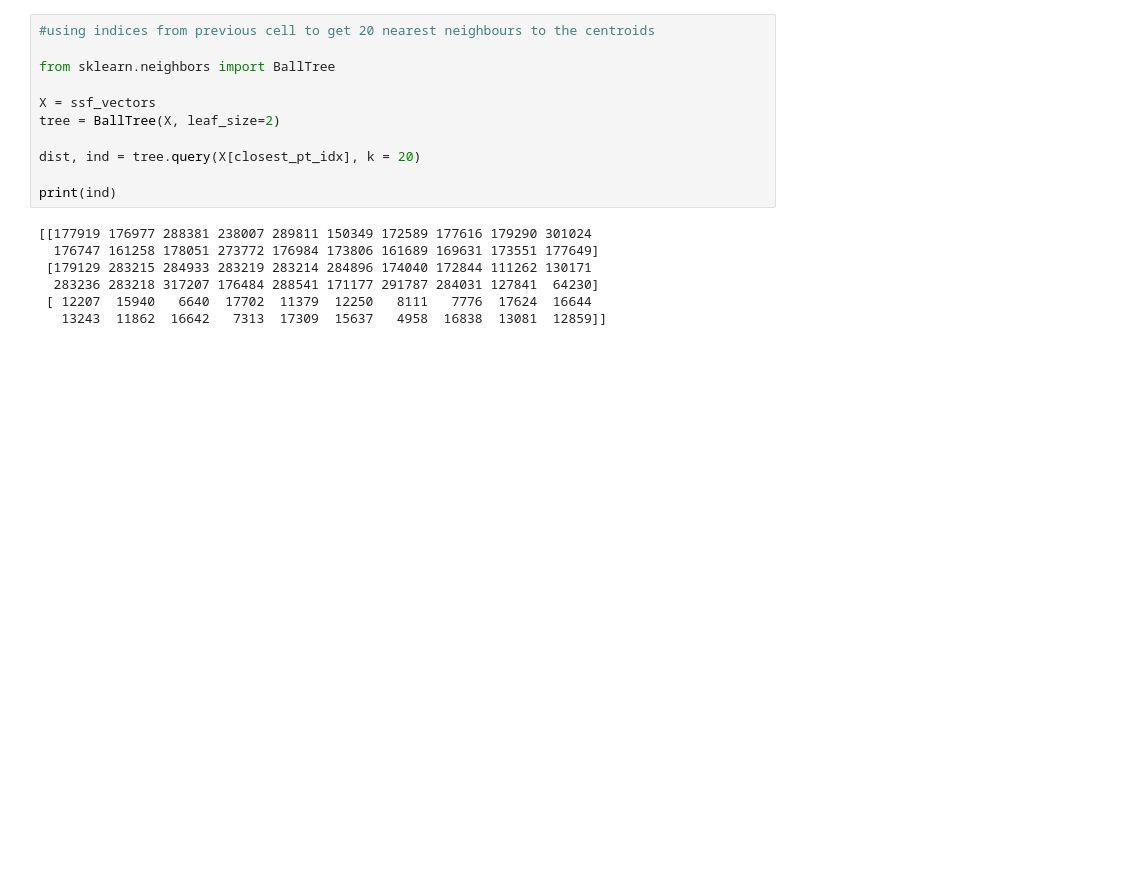
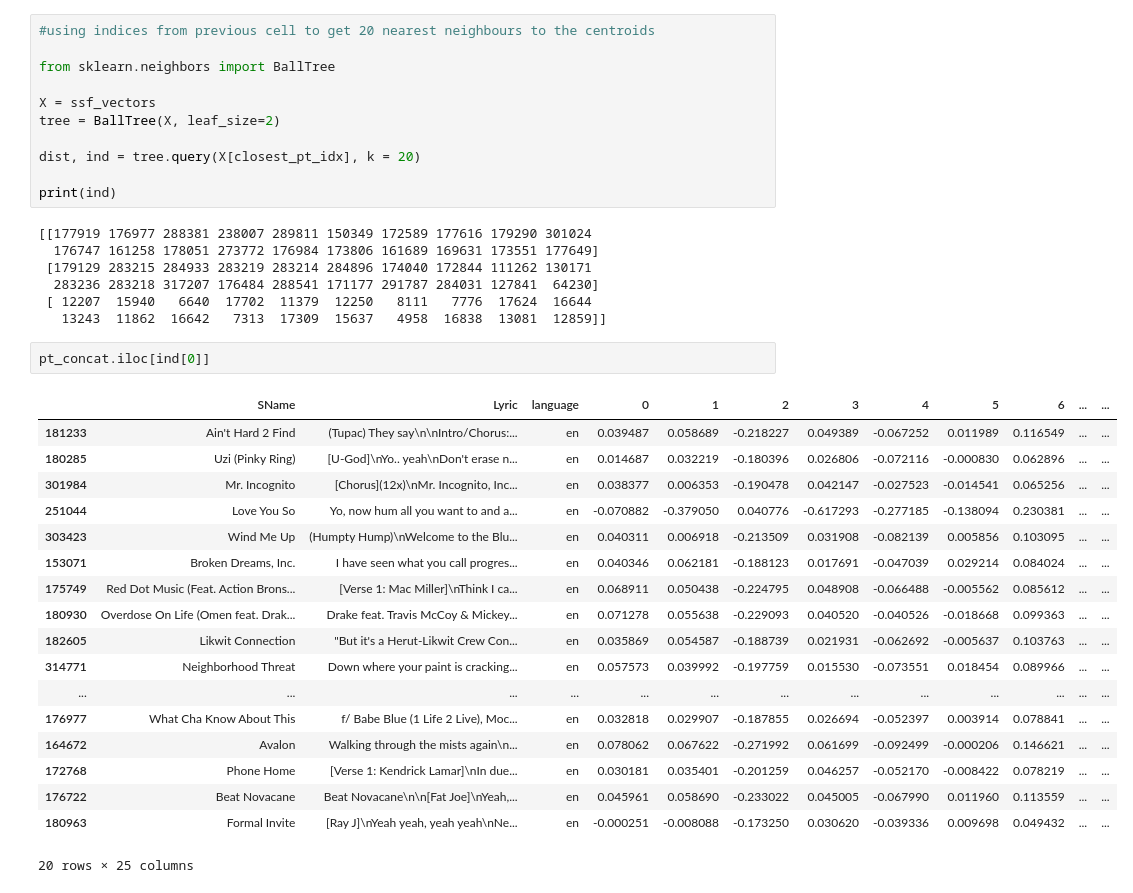
Before and after one commit to sabinacatherine/Spotify-Playlist, a Jupyter notebook: Spotify_playlists.ipynb, the cells around one changed output. Cells and saved outputs as stored; diff of their text form; blank space fills up the shorter version.

Commit message:
Created playlists with balltree
Found 20 most central points on each cluster, got indices of points, grabbed  with iloc

```diff
--- a/Spotify_playlists.ipynb
+++ b/Spotify_playlists.ipynb
@@ -525,3 +525,24 @@ print(ind)
   283236 283218 317207 176484 288541 171177 291787 284031 127841  64230]
  [ 12207  15940   6640  17702  11379  12250   8111   7776  17624  16644
    13243  11862  16642   7313  17309  15637   4958  16838  13081  12859]]
+# %%
+pt_concat.iloc[ind[0]]
+# %% [output]
+|  | SName | Lyric | language | 0 | 1 | 2 | 3 | 4 | 5 | 6 | ... | ... |
+| 181233 | Ain't Hard 2 Find | (Tupac) They say\n\nIntro/Chorus:... | en | 0.039487 | 0.058689 | -0.218227 | 0.049389 | -0.067252 | 0.011989 | 0.116549 | ... | ... |
+| 180285 | Uzi (Pinky Ring) | [U-God]\nYo.. yeah\nDon't erase n... | en | 0.014687 | 0.032219 | -0.180396 | 0.026806 | -0.072116 | -0.000830 | 0.062896 | ... | ... |
+| 301984 | Mr. Incognito | [Chorus](12x)\nMr. Incognito, Inc... | en | 0.038377 | 0.006353 | -0.190478 | 0.042147 | -0.027523 | -0.014541 | 0.065256 | ... | ... |
+| 251044 | Love You So | Yo, now hum all you want to and a... | en | -0.070882 | -0.379050 | 0.040776 | -0.617293 | -0.277185 | -0.138094 | 0.230381 | ... | ... |
+| 303423 | Wind Me Up | (Humpty Hump)\nWelcome to the Blu... | en | 0.040311 | 0.006918 | -0.213509 | 0.031908 | -0.082139 | 0.005856 | 0.103095 | ... | ... |
+| 153071 | Broken Dreams, Inc. | I have seen what you call progres... | en | 0.040346 | 0.062181 | -0.188123 | 0.017691 | -0.047039 | 0.029214 | 0.084024 | ... | ... |
+| 175749 | Red Dot Music (Feat. Action Brons... | [Verse 1: Mac Miller]\nThink I ca... | en | 0.068911 | 0.050438 | -0.224795 | 0.048908 | -0.066488 | -0.005562 | 0.085612 | ... | ... |
+| 180930 | Overdose On Life (Omen feat. Drak... | Drake feat. Travis McCoy & Mickey... | en | 0.071278 | 0.055638 | -0.229093 | 0.040520 | -0.040526 | -0.018668 | 0.099363 | ... | ... |
+| 182605 | Likwit Connection | "But it's a Herut-Likwit Crew Con... | en | 0.035869 | 0.054587 | -0.188739 | 0.021931 | -0.062692 | -0.005637 | 0.103763 | ... | ... |
+| 314771 | Neighborhood Threat | Down where your paint is cracking... | en | 0.057573 | 0.039992 | -0.197759 | 0.015530 | -0.073551 | 0.018454 | 0.089966 | ... | ... |
+| ... | ... | ... | ... | ... | ... | ... | ... | ... | ... | ... | ... | ... |
+| 176977 | What Cha Know About This | f/ Babe Blue (1 Life 2 Live), Moc... | en | 0.032818 | 0.029907 | -0.187855 | 0.026694 | -0.052397 | 0.003914 | 0.078841 | ... | ... |
+| 164672 | Avalon | Walking through the mists again\n... | en | 0.078062 | 0.067622 | -0.271992 | 0.061699 | -0.092499 | -0.000206 | 0.146621 | ... | ... |
+| 172768 | Phone Home | [Verse 1: Kendrick Lamar]\nIn due... | en | 0.030181 | 0.035401 | -0.201259 | 0.046257 | -0.052170 | -0.008422 | 0.078219 | ... | ... |
+| 176722 | Beat Novacane | Beat Novacane\n\n[Fat Joe]\nYeah,... | en | 0.045961 | 0.058690 | -0.233022 | 0.045005 | -0.067990 | 0.011960 | 0.113559 | ... | ... |
+| 180963 | Formal Invite | [Ray J]\nYeah yeah, yeah yeah\nNe... | en | -0.000251 | -0.008088 | -0.173250 | 0.030620 | -0.039336 | 0.009698 | 0.049432 | ... | ... |
+20 rows × 25 columns
```
Also changed, not shown: parts of 2 cells of this notebook.
